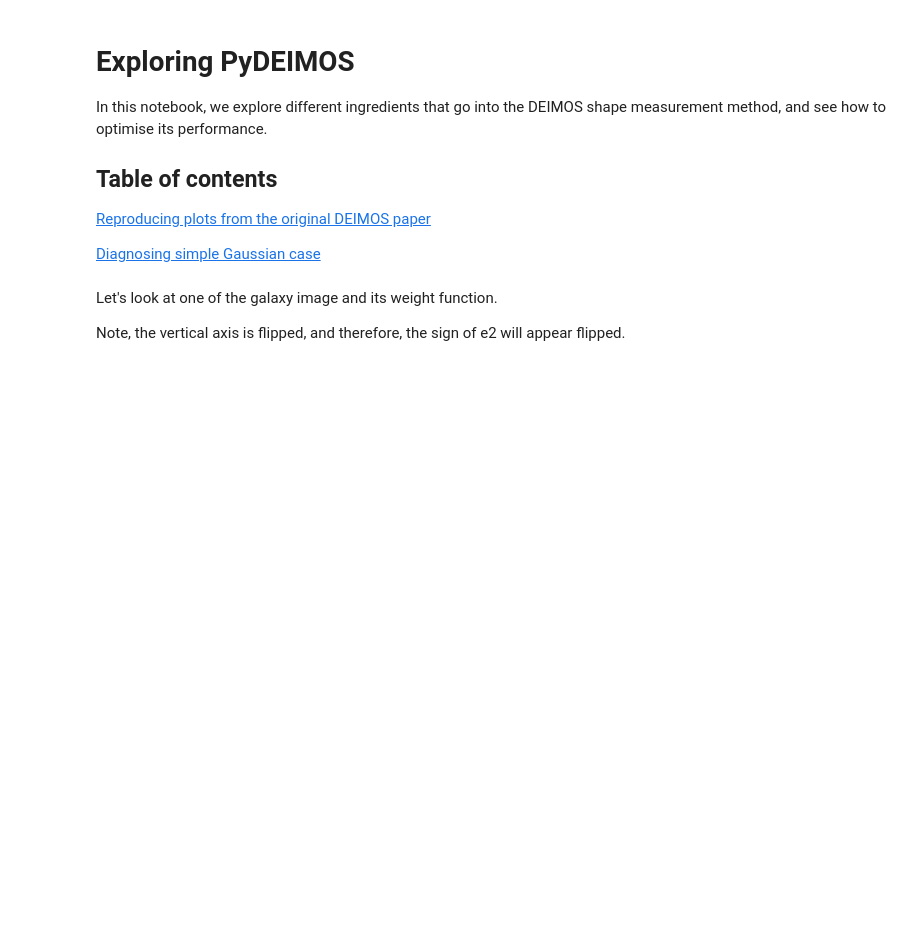
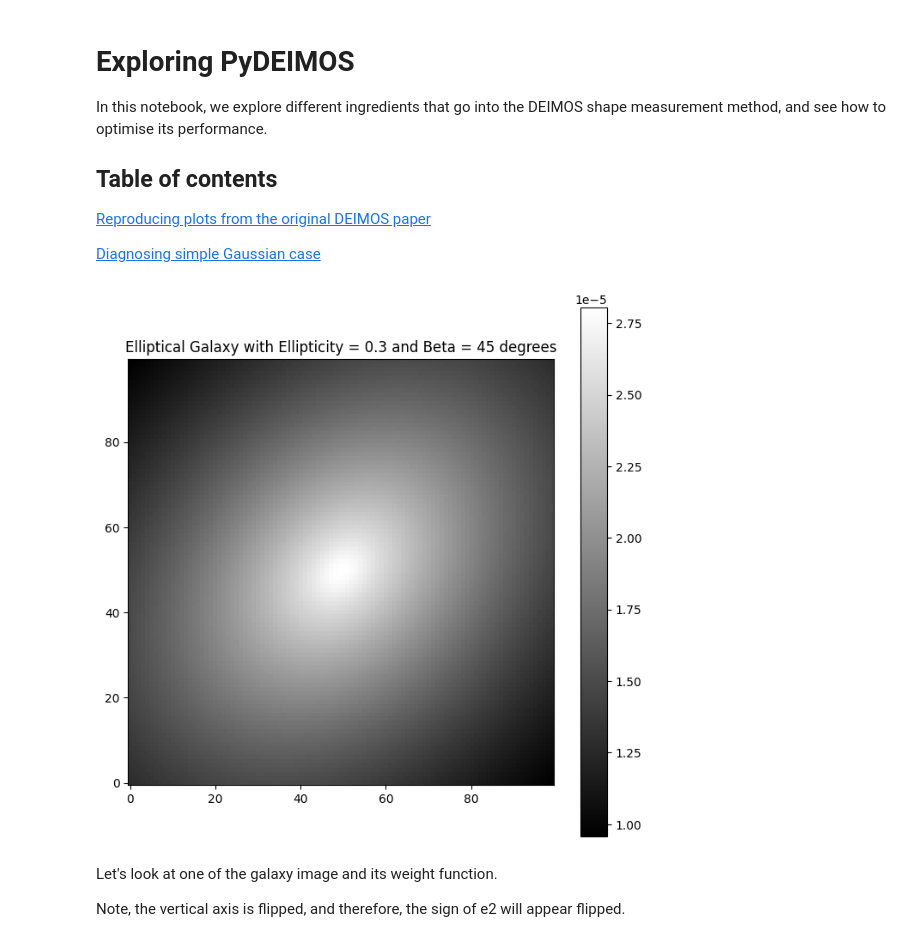
Before and after one commit to arunkannawadi/deimos, a Jupyter notebook: explore_deimos.ipynb, the cells around one changed output. Drawn from its saved outputs; the diff is of its cells as text; code cells hidden in the pictures; blank space fills up the shorter version.

```diff
--- a/explore_deimos.ipynb
+++ b/explore_deimos.ipynb
@@ -21,6 +21,46 @@ from matplotlib.colors import LogNorm
 from deimos import *
 from helper import *
 from moments import *
+# %%
+import galsim
+import matplotlib.pyplot as plt
+import numpy as np  # Ensure numpy is imported for calculations
+
+def create_elliptical_galaxy(ellipticity, beta_deg=0, size=25, pixel_scale=0.2):
+    """
+    Creates and displays an elliptical galaxy image using GalSim.
+
+    Parameters:
+    - ellipticity: The desired ellipticity of the galaxy.
+    - beta_deg: The position angle of the galaxy's major axis in degrees. Default is usually 0.
+    - size: The size of the galaxy's half-light radius in pixels. Default is usually 25.
+    - pixel_scale: The scale of pixels in arcsec/pixel. Default is usually 0.2.
+    """
+    # ellipticity components
+    e1 = ellipticity * np.cos(2 * np.radians(beta_deg))
+    e2 = ellipticity * np.sin(2 * np.radians(beta_deg))
+
+    # Create a simple Exponential light profile for the galaxy and apply shear directly
+    galaxy = galsim.Exponential(flux=1.0, half_light_radius=size).shear(e1=e1, e2=e2)
+
+    # Define the image size
+    image_size = 100  # pixels
+    image = galsim.ImageF(image_size, image_size, scale=pixel_scale)
+
+    # Draw the galaxy image
+    galaxy.drawImage(image=image)
+
+
+    plt.figure(figsize=(8, 8))
+    plt.imshow(image.array, origin='lower', cmap='gray')
+    plt.title(f'Elliptical Galaxy with Ellipticity = {ellipticity} and Beta = {beta_deg} degrees')
+    plt.colorbar()
+    plt.show()
+
+
+create_elliptical_galaxy(ellipticity=0.3, beta_deg=45)
+# %% [output]
+[figure, added]
 # %%
 ## Construct the PSF and galaxy models
 psf = galsim.Moffat(beta=3, fwhm=3).shear(g1=0.05,g2=0.05)
```
Also changed, not shown: parts of 20 cells of this notebook.
